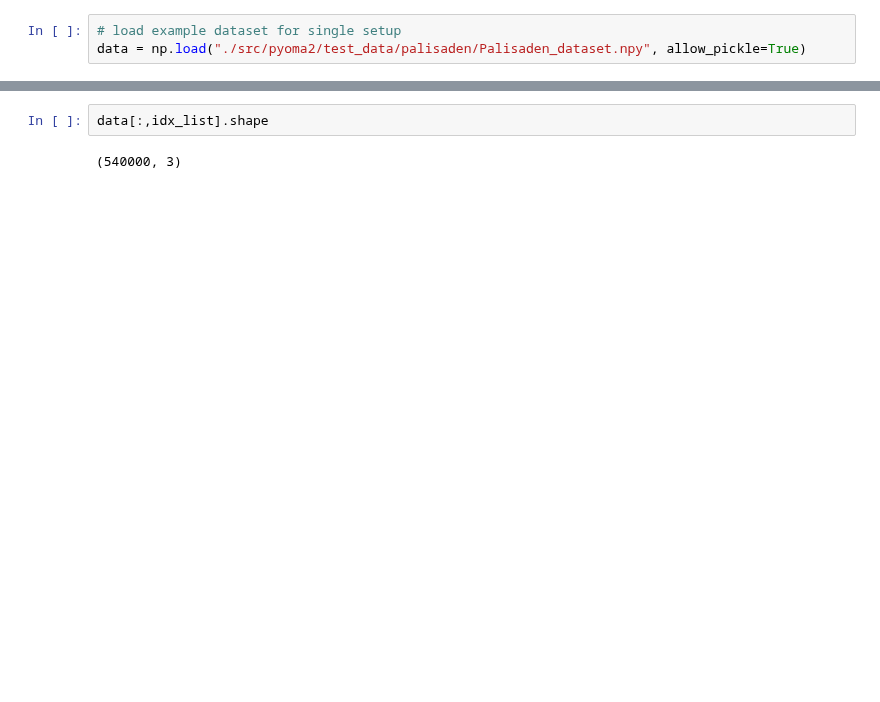
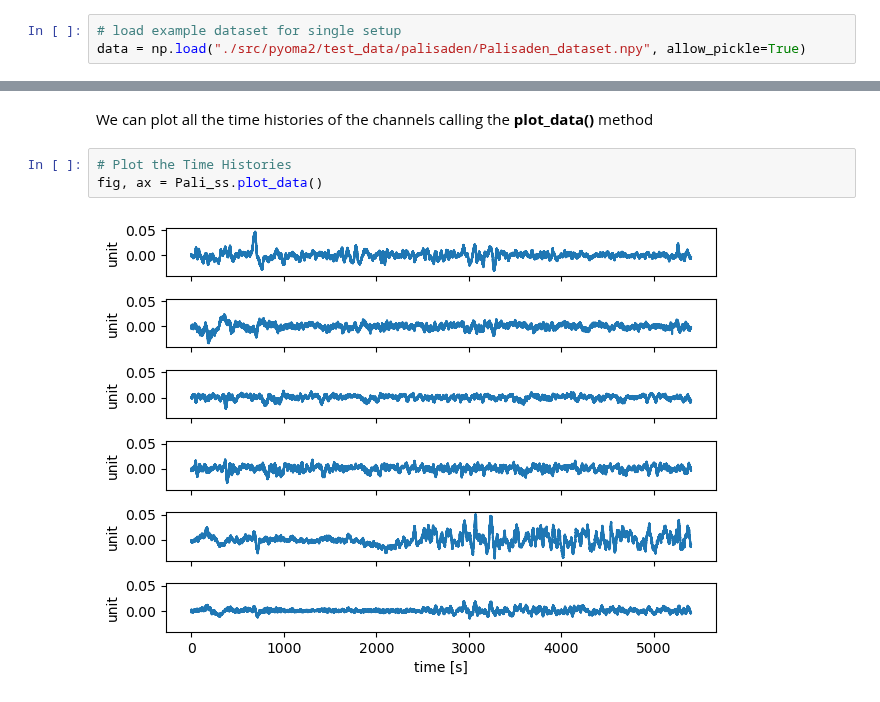
Before and after one commit to dagghe/pyOMA2, a Jupyter notebook: SingleSetupExample.ipynb, the cells around one changed output, grey strips where cells are left out. Cells and saved outputs as stored; diff of their text form; blank space fills up the shorter version.

```diff
--- a/SingleSetupExample.ipynb
+++ b/SingleSetupExample.ipynb
@@ -37,4 +83,7 @@ idx_list = [0,1,2]
+# %% [markdown]
+We can plot all the time histories of the channels calling the **plot_data()** method
 # %%
-data[:,idx_list].shape
+# Plot the Time Histories
+fig, ax = Pali_ss.plot_data()
 # %% [output]
-(540000, 3)
+[figure, added]
```
Also changed, not shown: parts of 31 cells of this notebook.
